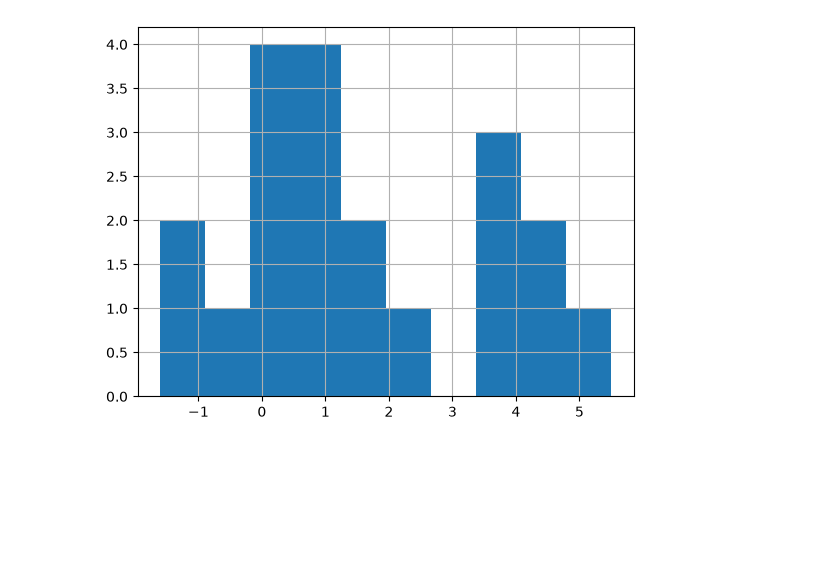
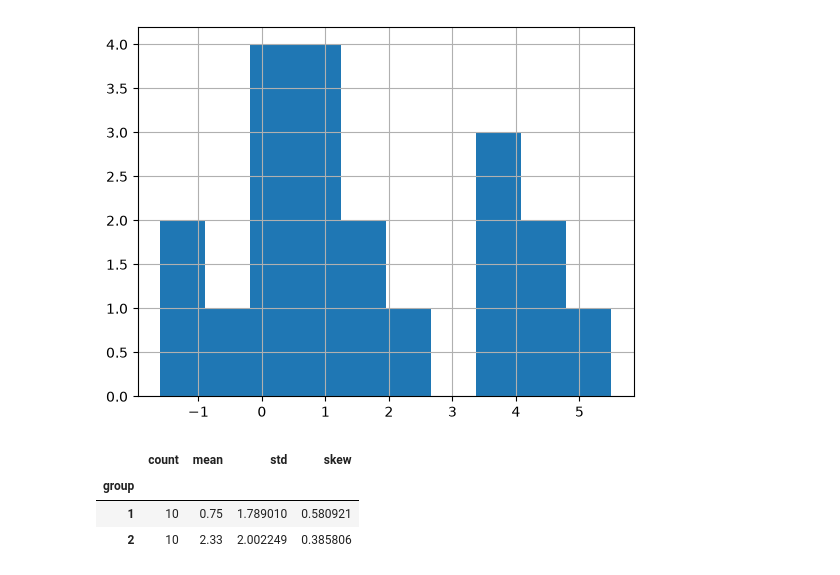
Before and after one commit to gc4113n/Fall-Winter2026, a Jupyter notebook: Georgia Allen.ipynb, the cells around one changed output. Drawn from its saved outputs; the diff is of its cells as text; code cells hidden in the pictures; blank space fills up the shorter version.

```diff
--- a/Georgia Allen.ipynb
+++ b/Georgia Allen.ipynb
@@ -76,3 +76,10 @@ datafile["extra"].hist() #just commenting
 # %% [output]
 <Axes: >
 [figure]
+# %%
+datafile.groupby("group")["extra"].agg(["count", "mean", "std", "skew"])
+# %% [output]
+|  | count | mean | std | skew |
+| group |  |  |  |  |
+| 1 | 10 | 0.75 | 1.789010 | 0.580921 |
+| 2 | 10 | 2.33 | 2.002249 | 0.385806 |
```
